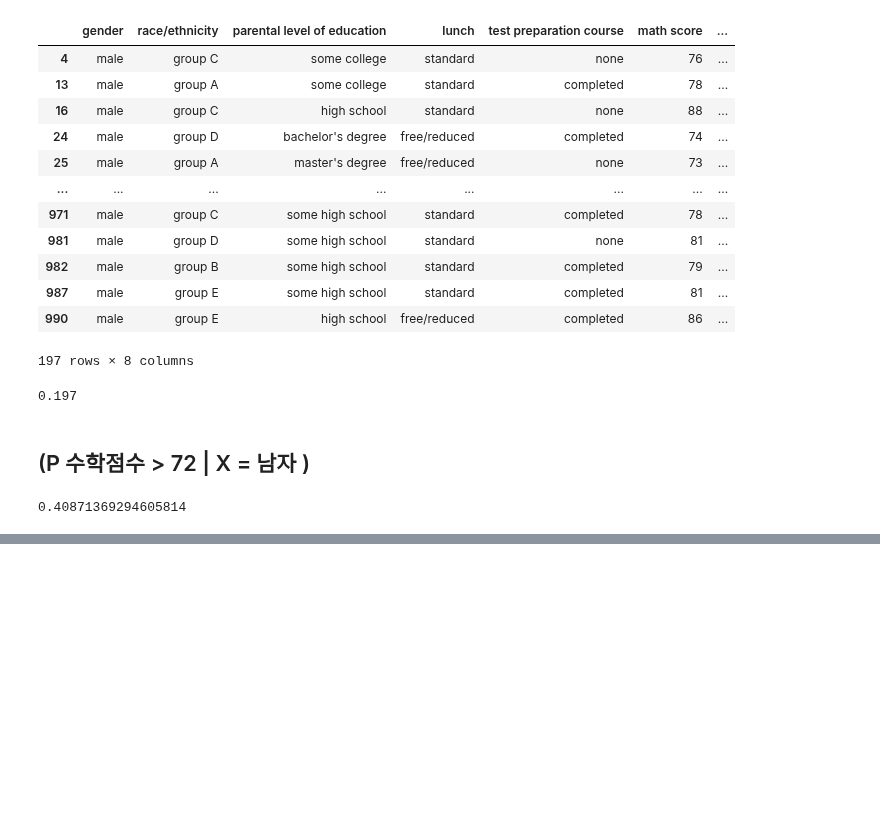
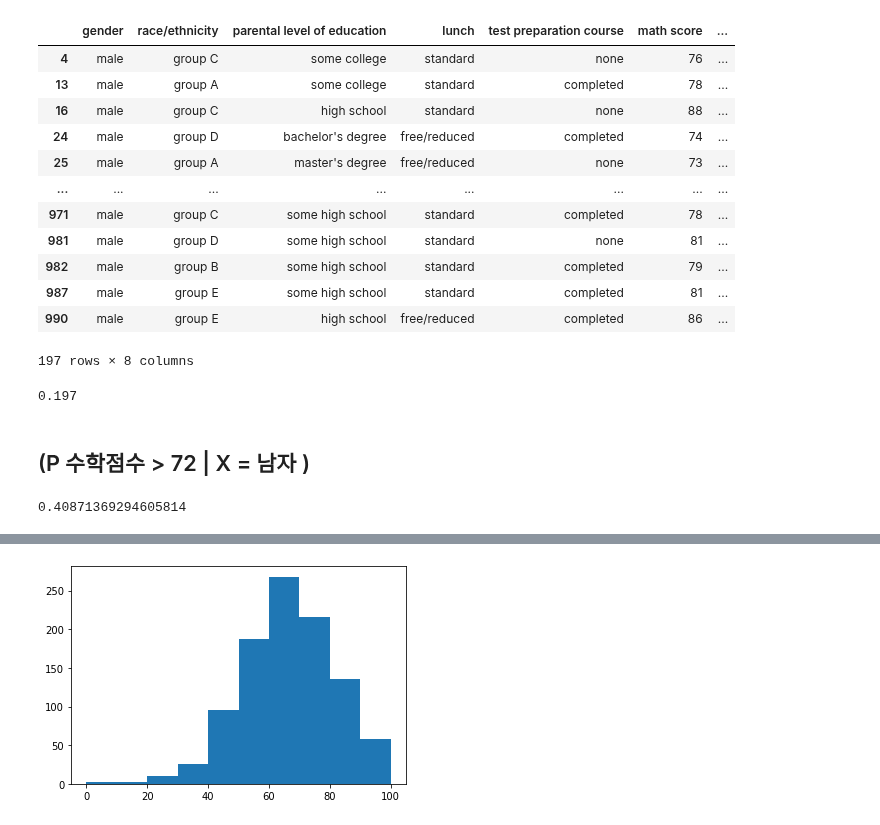
Before and after one commit to seoinhyeok96/python_data_class, a Jupyter notebook: 기초통계 수업 /2 days.ipynb, the cells around one changed output, grey strips where cells are left out. Saved outputs shown, nothing was run; the diff lists cells and outputs as text; code cells hidden in the pictures; blank space fills up the shorter version.

```diff
--- a/기초통계 수업 /2 days.ipynb
+++ b/기초통계 수업 /2 days.ipynb
@@ -138,0 +151,5 @@ p_man72/p_man
+# %%
+plt.hist(df["math score"])
+plt.show()
+# %% [output]
+[figure, added]
```
Also changed, not shown: parts of 5 cells of this notebook.
